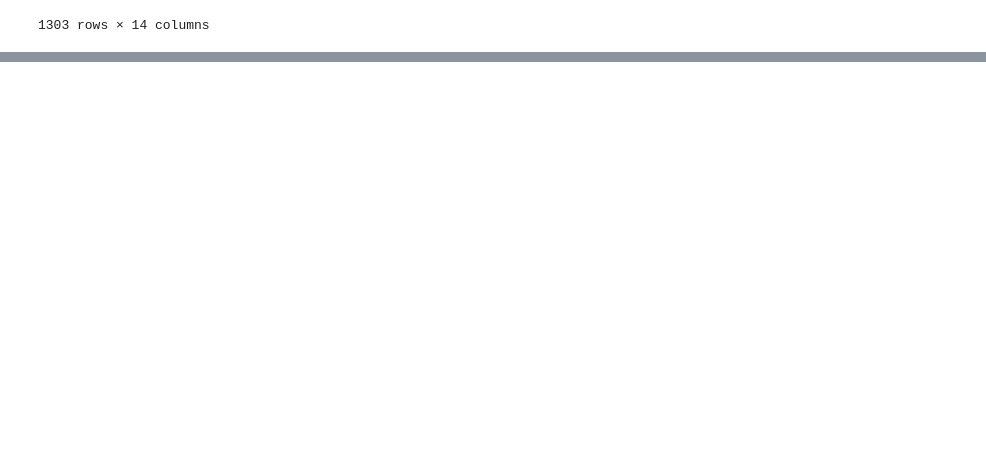
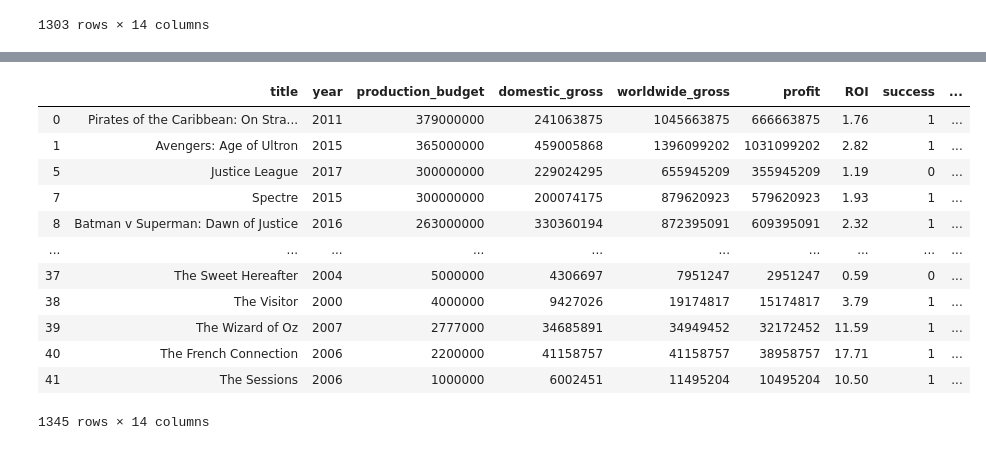
Before and after one commit to will4865/FlatironCapstoneProject, a Jupyter notebook: Script Import.ipynb, the cells around one changed output, grey strips where cells are left out. Cells and saved outputs as stored; diff of their text form; code cells hidden in the pictures; blank space fills up the shorter version.

Commit message:
added more scripts

```diff
--- a/Script Import.ipynb
+++ b/Script Import.ipynb
@@ -752,0 +857,4 @@ building_df
+# %%
+imsdb2['title'] = imsdb2['title'].map(return_title)
+# %%
+imsdb2['script'] = imsdb2['script'].map(clean_script_html)
@@ -752,0 +865,3 @@ building_df
+# %%
+imsdb2 = imsdb2.loc[(imsdb2['title'] != 'The Lion King') & (imsdb2['title'] != 'The Rage: Carrie 2') &
+           (imsdb2['title'] != 'The Apartment')]
@@ -752,0 +912,19 @@ building_df
+# %%
+imsdb2 = all_films.merge(imsdb2)
+building_df = pd.concat([building_df, imsdb2])
+# %%
+building_df
+# %% [output]
+|  | title | year | production_budget | domestic_gross | worldwide_gross | profit | ROI | success | ... |
+| 0 | Pirates of the Caribbean: On Stra... | 2011 | 379000000 | 241063875 | 1045663875 | 666663875 | 1.76 | 1 | ... |
+| 1 | Avengers: Age of Ultron | 2015 | 365000000 | 459005868 | 1396099202 | 1031099202 | 2.82 | 1 | ... |
+| 5 | Justice League | 2017 | 300000000 | 229024295 | 655945209 | 355945209 | 1.19 | 0 | ... |
+| 7 | Spectre | 2015 | 300000000 | 200074175 | 879620923 | 579620923 | 1.93 | 1 | ... |
+| 8 | Batman v Superman: Dawn of Justice | 2016 | 263000000 | 330360194 | 872395091 | 609395091 | 2.32 | 1 | ... |
+| ... | ... | ... | ... | ... | ... | ... | ... | ... | ... |
+| 37 | The Sweet Hereafter | 2004 | 5000000 | 4306697 | 7951247 | 2951247 | 0.59 | 0 | ... |
+| 38 | The Visitor | 2000 | 4000000 | 9427026 | 19174817 | 15174817 | 3.79 | 1 | ... |
+| 39 | The Wizard of Oz | 2007 | 2777000 | 34685891 | 34949452 | 32172452 | 11.59 | 1 | ... |
+| 40 | The French Connection | 2006 | 2200000 | 41158757 | 41158757 | 38958757 | 17.71 | 1 | ... |
+| 41 | The Sessions | 2006 | 1000000 | 6002451 | 11495204 | 10495204 | 10.50 | 1 | ... |
+1345 rows × 14 columns
```
Also changed, not shown: parts of 43 cells of this notebook.
